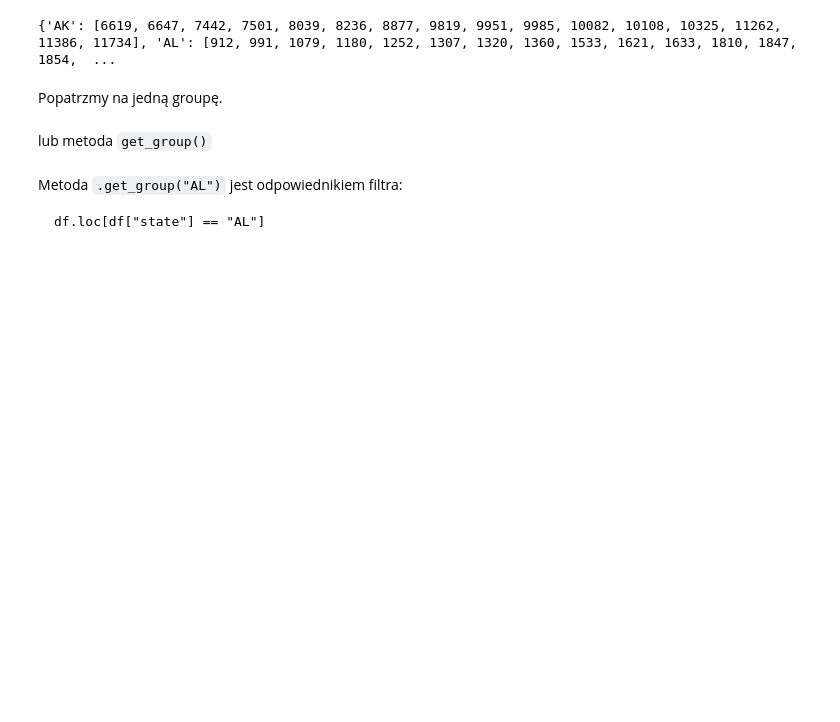
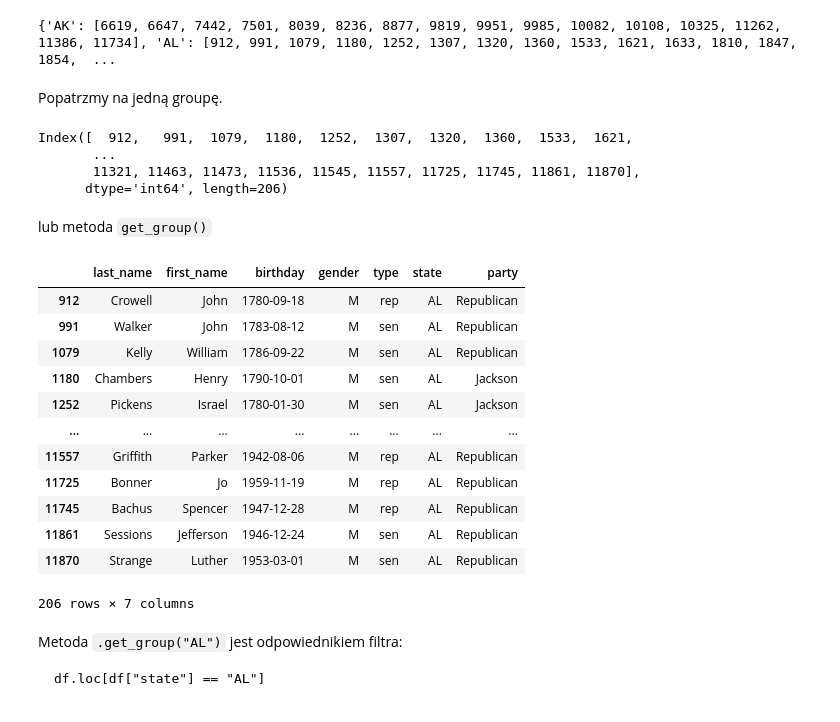
Before and after one commit to krzpiszcz/pandas_14_09_2024, a Jupyter notebook: 05 groupowanie.ipynb, the cells around one changed output. Drawn from its saved outputs; the diff is of its cells as text; code cells hidden in the pictures; blank space fills up the shorter version.

```diff
--- a/05 groupowanie.ipynb
+++ b/05 groupowanie.ipynb
@@ -294,11 +345,30 @@ res.groups
 # %% [markdown]
 Popatrzmy na jedną groupę.
 # %%
-...
+res.groups['AL']
+# %% [output]
+Index([  912,   991,  1079,  1180,  1252,  1307,  1320,  1360,  1533,  1621,
+       ...
+       11321, 11463, 11473, 11536, 11545, 11557, 11725, 11745, 11861, 11870],
+      dtype='int64', length=206)
 # %% [markdown]
 lub metoda `get_group()`
 # %%
-...
+res.get_group("AL")
+# %% [output]
+|  | last_name | first_name | birthday | gender | type | state | party |
+| 912 | Crowell | John | 1780-09-18 | M | rep | AL | Republican |
+| 991 | Walker | John | 1783-08-12 | M | sen | AL | Republican |
+| 1079 | Kelly | William | 1786-09-22 | M | sen | AL | Republican |
+| 1180 | Chambers | Henry | 1790-10-01 | M | sen | AL | Jackson |
+| 1252 | Pickens | Israel | 1780-01-30 | M | sen | AL | Jackson |
+| ... | ... | ... | ... | ... | ... | ... | ... |
+| 11557 | Griffith | Parker | 1942-08-06 | M | rep | AL | Republican |
+| 11725 | Bonner | Jo | 1959-11-19 | M | rep | AL | Republican |
+| 11745 | Bachus | Spencer | 1947-12-28 | M | rep | AL | Republican |
+| 11861 | Sessions | Jefferson | 1946-12-24 | M | sen | AL | Republican |
+| 11870 | Strange | Luther | 1953-03-01 | M | sen | AL | Republican |
+206 rows × 7 columns
 # %% [markdown]
 Metoda `.get_group("AL")` jest odpowiednikiem filtra: <pre><code>df.loc[df["state"] == "AL"]</code></pre>
 # %% [markdown]
```
Also changed, not shown: parts of 15 cells of this notebook, 2 other files.
